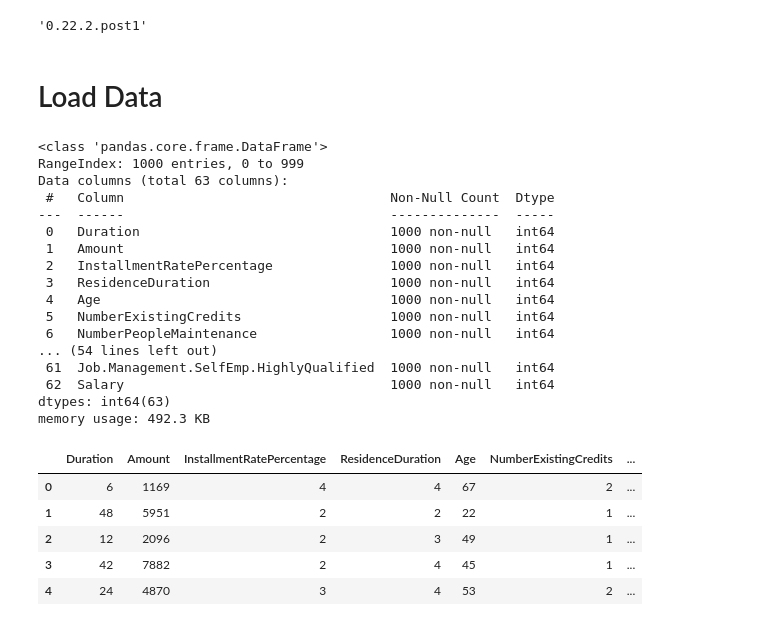
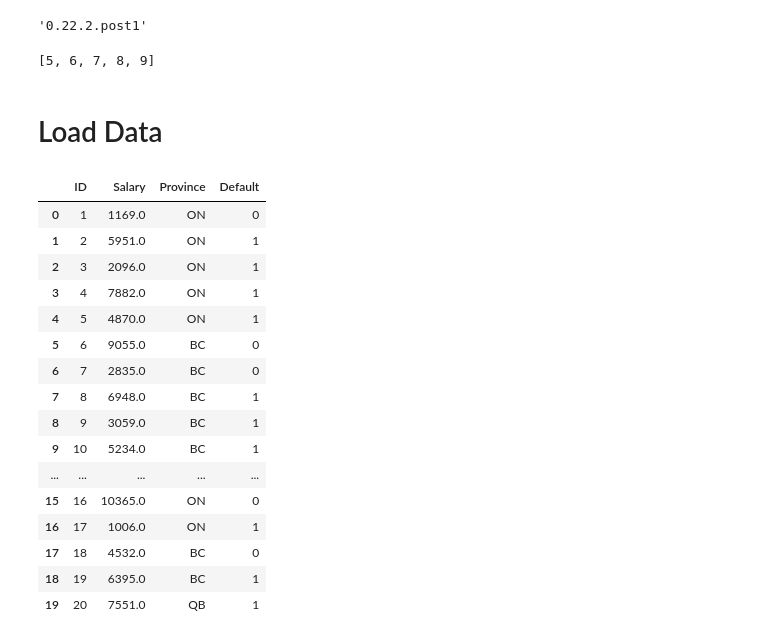
Before and after one commit to stepthom/869_course, a Jupyter notebook: leakage/slides_leakage.ipynb, the cells around one changed output. Saved outputs shown, nothing was run; the diff lists cells and outputs as text; code cells hidden in the pictures.

```diff
--- a/leakage/slides_leakage.ipynb
+++ b/leakage/slides_leakage.ipynb
@@ -24,35 +38,40 @@ InteractiveShell.ast_node_interactivity = "all"
 
 # disable chained assignments
 pd.options.mode.chained_assignment = None
+# %%
+[5, 6, 7] + [8, 9]
+# %% [output]
+[5, 6, 7, 8, 9]
 # %% [markdown]
 # Load Data
-# %%
-df = pd.read_csv('https://raw.githubusercontent.com/stepthom/869_course/main/data/GermanCredit.csv')
-df['Class'] = df['Class'].map({'Good': 1, 'Bad': 0})
-df['Salary'] = df['Amount']
-df.info()
-df.head()
-# %% [output]
-<class 'pandas.core.frame.DataFrame'>
-RangeIndex: 1000 entries, 0 to 999
-Data columns (total 63 columns):
- #   Column                                  Non-Null Count  Dtype
----  ------                                  --------------  -----
- 0   Duration                                1000 non-null   int64
- 1   Amount                                  1000 non-null   int64
- 2   InstallmentRatePercentage               1000 non-null   int64
- 3   ResidenceDuration                       1000 non-null   int64
- 4   Age                                     1000 non-null   int64
- 5   NumberExistingCredits                   1000 non-null   int64
- 6   NumberPeopleMaintenance                 1000 non-null   int64
-... (54 lines left out)
- 61  Job.Management.SelfEmp.HighlyQualified  1000 non-null   int64
- 62  Salary                                  1000 non-null   int64
-dtypes: int64(63)
-memory usage: 492.3 KB
-|  | Duration | Amount | InstallmentRatePercentage | ResidenceDuration | Age | NumberExistingCredits | ... |
-| 0 | 6 | 1169 | 4 | 4 | 67 | 2 | ... |
-| 1 | 48 | 5951 | 2 | 2 | 22 | 1 | ... |
-| 2 | 12 | 2096 | 2 | 3 | 49 | 1 | ... |
-| 3 | 42 | 7882 | 2 | 4 | 45 | 1 | ... |
-| 4 | 24 | 4870 | 3 | 4 | 53 | 2 | ... |
+# %%
+train_df = pd.DataFrame(
+    data={
+      'ID': [1, 2, 3, 4, 5, 6, 7, 8, 9, 10, 11, 12, 13, 14, 15] + [16, 17, 18, 19, 20],
+      'Salary': [1169.,	5951,	2096,	7882,	4870,	9055,	2835,	6948,	3059,	5234, 6854, 2255, 7965, 7365, 2006] + [10365, 1006, 4532, 6395, 7551],
+      'Province': ['ON', 'ON', 'ON', 'ON', 'ON', 'BC', 'BC', 'BC', 'BC', 'BC', 'QB', 'QB', 'QB', 'QB', 'QB'] + ['ON', 'ON', 'BC', 'BC', 'QB'],
+      'Default': [0, 1, 1, 1, 1, 0, 0, 1, 1, 1, 0, 0, 0, 0, 1] + [0, 1, 0, 1, 1],
+    })
+
+
+X = train_df.drop(['Default'], axis=1)
+y = train_df['Default']
+train_df
+# %% [output]
+|  | ID | Salary | Province | Default |
+| 0 | 1 | 1169.0 | ON | 0 |
+| 1 | 2 | 5951.0 | ON | 1 |
+| 2 | 3 | 2096.0 | ON | 1 |
+| 3 | 4 | 7882.0 | ON | 1 |
+| 4 | 5 | 4870.0 | ON | 1 |
+| 5 | 6 | 9055.0 | BC | 0 |
+| 6 | 7 | 2835.0 | BC | 0 |
+| 7 | 8 | 6948.0 | BC | 1 |
+| 8 | 9 | 3059.0 | BC | 1 |
+| 9 | 10 | 5234.0 | BC | 1 |
+| ... | ... | ... | ... | ... |
+| 15 | 16 | 10365.0 | ON | 0 |
+| 16 | 17 | 1006.0 | ON | 1 |
+| 17 | 18 | 4532.0 | BC | 0 |
+| 18 | 19 | 6395.0 | BC | 1 |
+| 19 | 20 | 7551.0 | QB | 1 |
```
Also changed, not shown: parts of 14 cells of this notebook.
